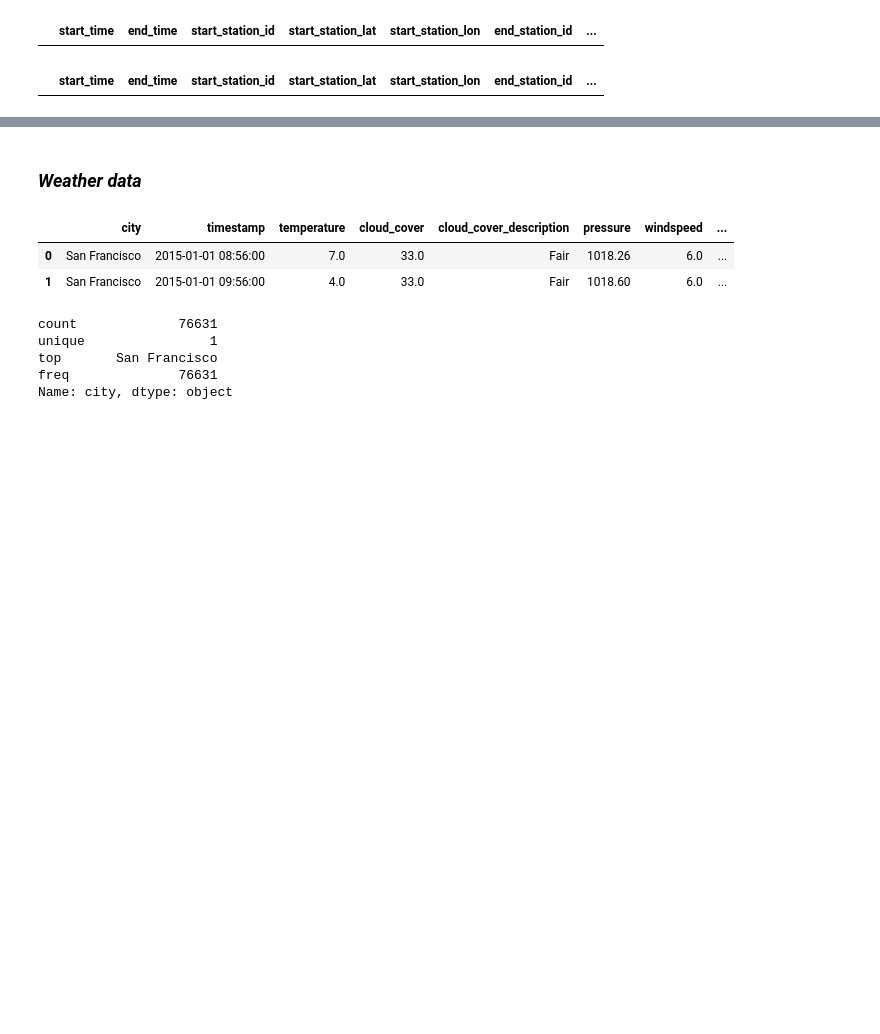
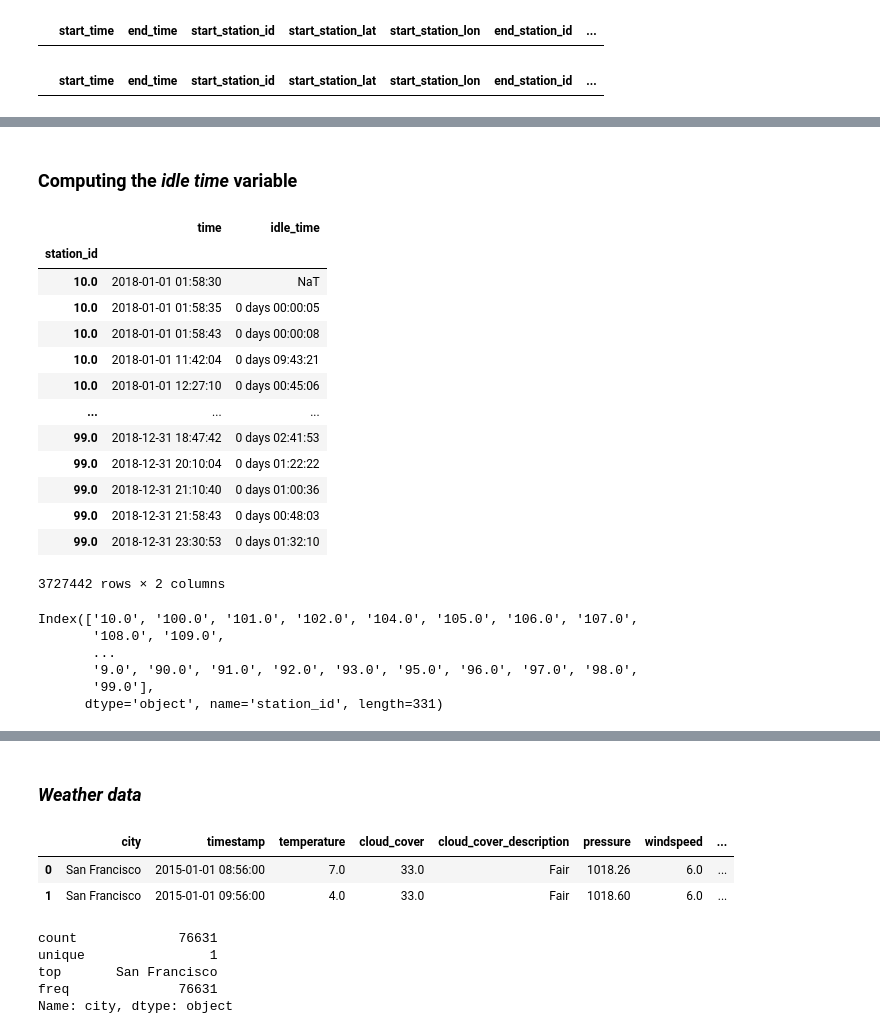
Before and after one commit to darebakdavca/Team_Project_DSML, a Jupyter notebook: Notebooks/3_Data_Preparation.ipynb, the cells around one changed output, grey strips where cells are left out. Drawn from its saved outputs; the diff is of its cells as text; code cells hidden in the pictures; blank space fills up the shorter version.

```diff
--- a/Notebooks/3_Data_Preparation.ipynb
+++ b/Notebooks/3_Data_Preparation.ipynb
@@ -401,0 +421,59 @@ station_df
+# %% [markdown]
+### Computing the ***idle time*** variable
+# %%
+##compute new variable **idle_time** of a station(a duration between the last interaction
+##with station(pick up or drop off) in minutes)
+
+#create new dataframe start_df where start_station_id is the index and start_time is the column
+
+start_df = baywheels_df.set_index('start_station_id')[['start_time']].copy()
+start_df
+
+#create new dataframe end_df where end_station_id is the index and end_time is the column
+
+end_df = baywheels_df.set_index('end_station_id')[['end_time']].copy()
+end_df
+
+#create new dataframe called station_df where 'station_id' is the index and 'time' is the column, station_id
+#is start_station_id and end_station_id joined together and the same way with the start_time and end_time
+
+station_df = pd.concat([start_df, end_df])
+
+station_df['time'] = station_df['start_time'].fillna(station_df['end_time'])
+
+station_df.drop(['start_time', 'end_time'], axis=1, inplace=True)
+
+station_df = station_df.reset_index()
+station_df = station_df.sort_values(['index', 'time'])
+station_df.set_index('index', inplace=True)
+
+station_df['idle_time'] = station_df.groupby('index')['time'].diff()
+
+station_df.index.names = ['station_id']
+
+station_df
+# %% [output]
+|  | time | idle_time |
+| station_id |  |  |
+| 10.0 | 2018-01-01 01:58:30 | NaT |
+| 10.0 | 2018-01-01 01:58:35 | 0 days 00:00:05 |
+| 10.0 | 2018-01-01 01:58:43 | 0 days 00:00:08 |
+| 10.0 | 2018-01-01 11:42:04 | 0 days 09:43:21 |
+| 10.0 | 2018-01-01 12:27:10 | 0 days 00:45:06 |
+| ... | ... | ... |
+| 99.0 | 2018-12-31 18:47:42 | 0 days 02:41:53 |
+| 99.0 | 2018-12-31 20:10:04 | 0 days 01:22:22 |
+| 99.0 | 2018-12-31 21:10:40 | 0 days 01:00:36 |
+| 99.0 | 2018-12-31 21:58:43 | 0 days 00:48:03 |
+| 99.0 | 2018-12-31 23:30:53 | 0 days 01:32:10 |
+3727442 rows × 2 columns
+# %%
+unique_station_ids = station_df.index.unique()
+print(unique_station_ids)
+# %% [output]
+Index(['10.0', '100.0', '101.0', '102.0', '104.0', '105.0', '106.0', '107.0',
+       '108.0', '109.0',
+       ...
+       '9.0', '90.0', '91.0', '92.0', '93.0', '95.0', '96.0', '97.0', '98.0',
+       '99.0'],
+      dtype='object', name='station_id', length=331)
```
Also changed, not shown: parts of 10 cells of this notebook.
